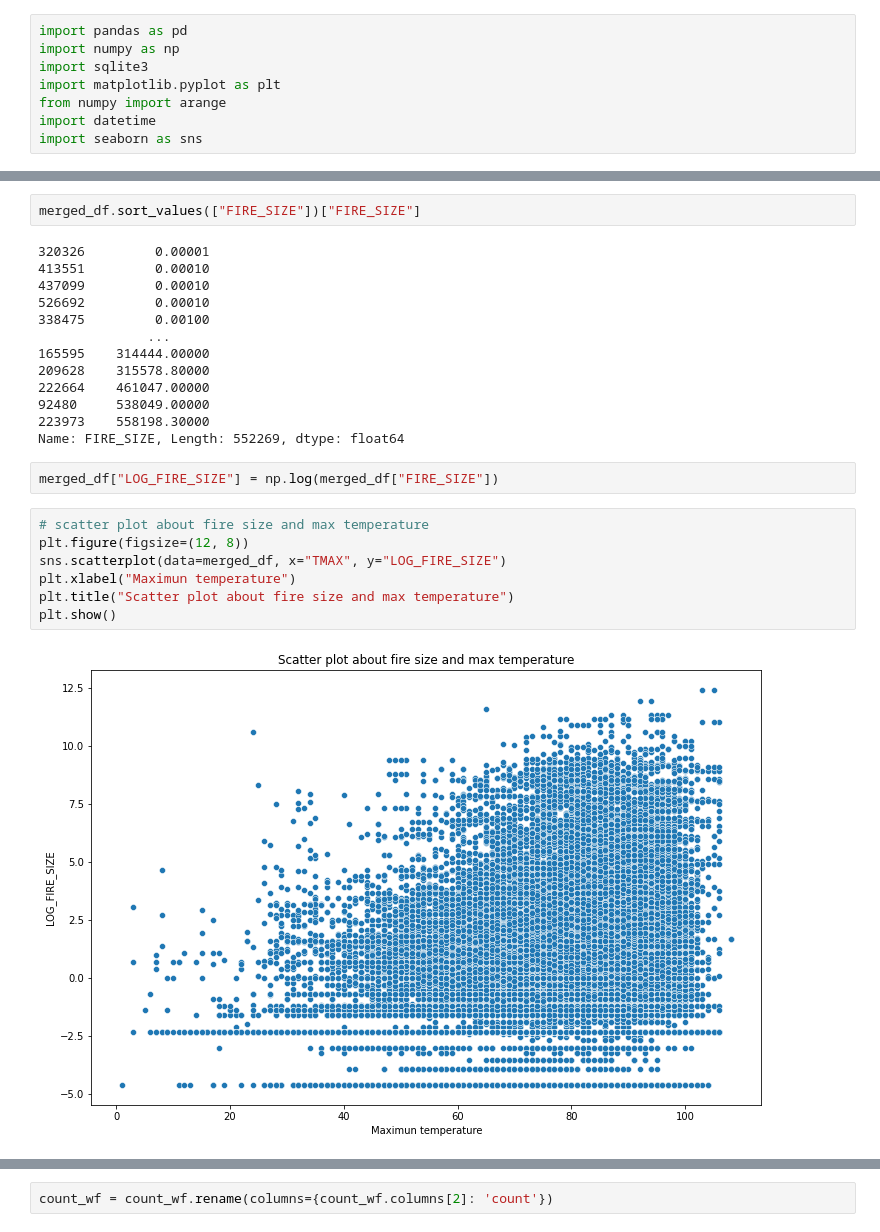
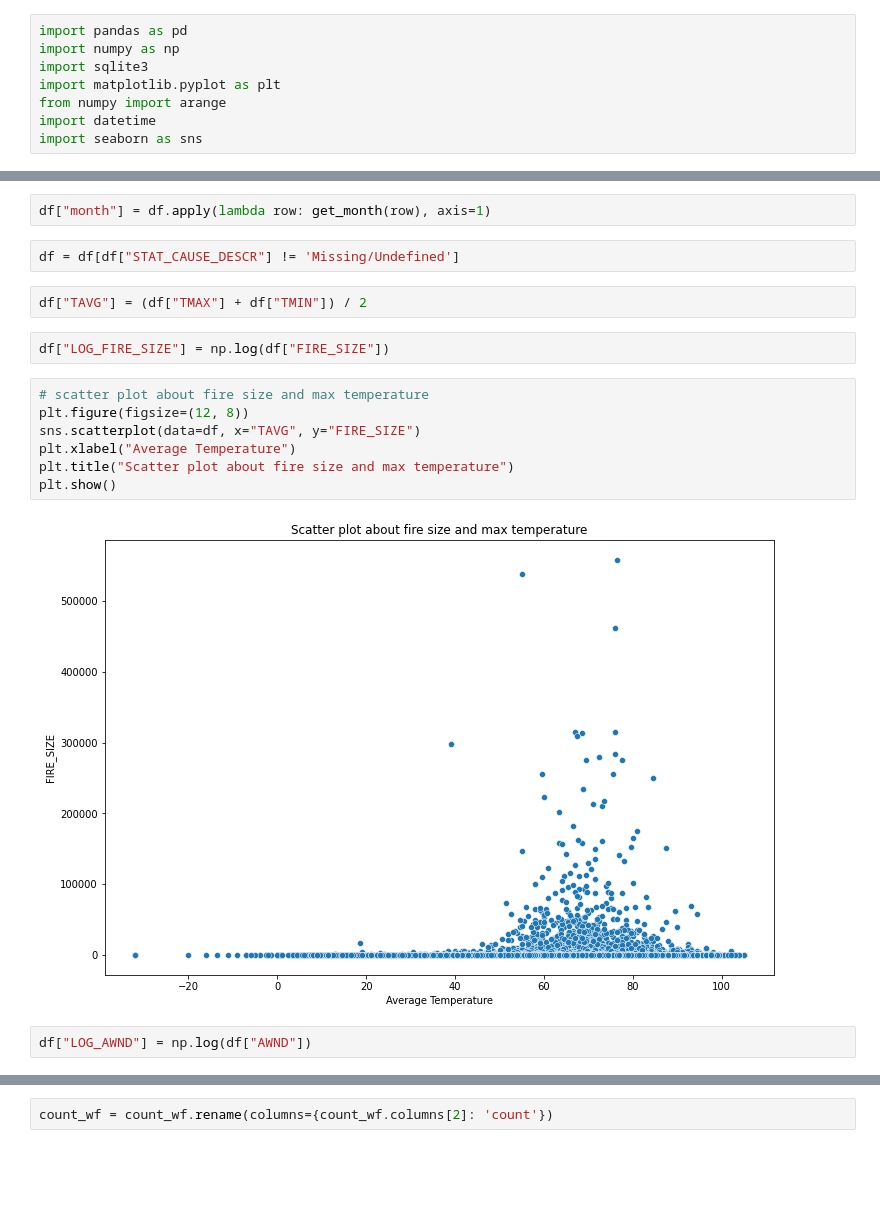
Before and after one commit to huruifu/733-project, a Jupyter notebook: weather.ipynb, the cells around one changed output, grey strips where cells are left out. Drawn from its saved outputs; the diff is of its cells as text; blank space fills up the shorter version.

```diff
--- a/weather.ipynb
+++ b/weather.ipynb
@@ -134,27 +24,20 @@ merged_df = pd.read_csv("weather_forest_fire.csv", sep=",")
-# %%
-merged_df.sort_values(["FIRE_SIZE"])["FIRE_SIZE"]
-# %% [output]
-320326         0.00001
-413551         0.00010
-437099         0.00010
-526692         0.00010
-338475         0.00100
-              ...
-165595    314444.00000
-209628    315578.80000
-222664    461047.00000
-92480     538049.00000
-223973    558198.30000
-Name: FIRE_SIZE, Length: 552269, dtype: float64
+# %%
+df["month"] = df.apply(lambda row: get_month(row), axis=1)
+# %%
+df = df[df["STAT_CAUSE_DESCR"] != 'Missing/Undefined']
+# %%
+df["TAVG"] = (df["TMAX"] + df["TMIN"]) / 2
 # %%
-merged_df["LOG_FIRE_SIZE"] = np.log(merged_df["FIRE_SIZE"])
+df["LOG_FIRE_SIZE"] = np.log(df["FIRE_SIZE"])
 # %%
 # scatter plot about fire size and max temperature
 plt.figure(figsize=(12, 8))
-sns.scatterplot(data=merged_df, x="TMAX", y="LOG_FIRE_SIZE")
-plt.xlabel("Maximun temperature")
+sns.scatterplot(data=df, x="TAVG", y="FIRE_SIZE")
+plt.xlabel("Average Temperature")
 plt.title("Scatter plot about fire size and max temperature")
 plt.show()
 # %% [output]
-[figure, old version]
+[figure, new version]
+# %%
+df["LOG_AWND"] = np.log(df["AWND"])
 # %%
```
Also changed, not shown: parts of 37 cells of this notebook, 2 other files.
